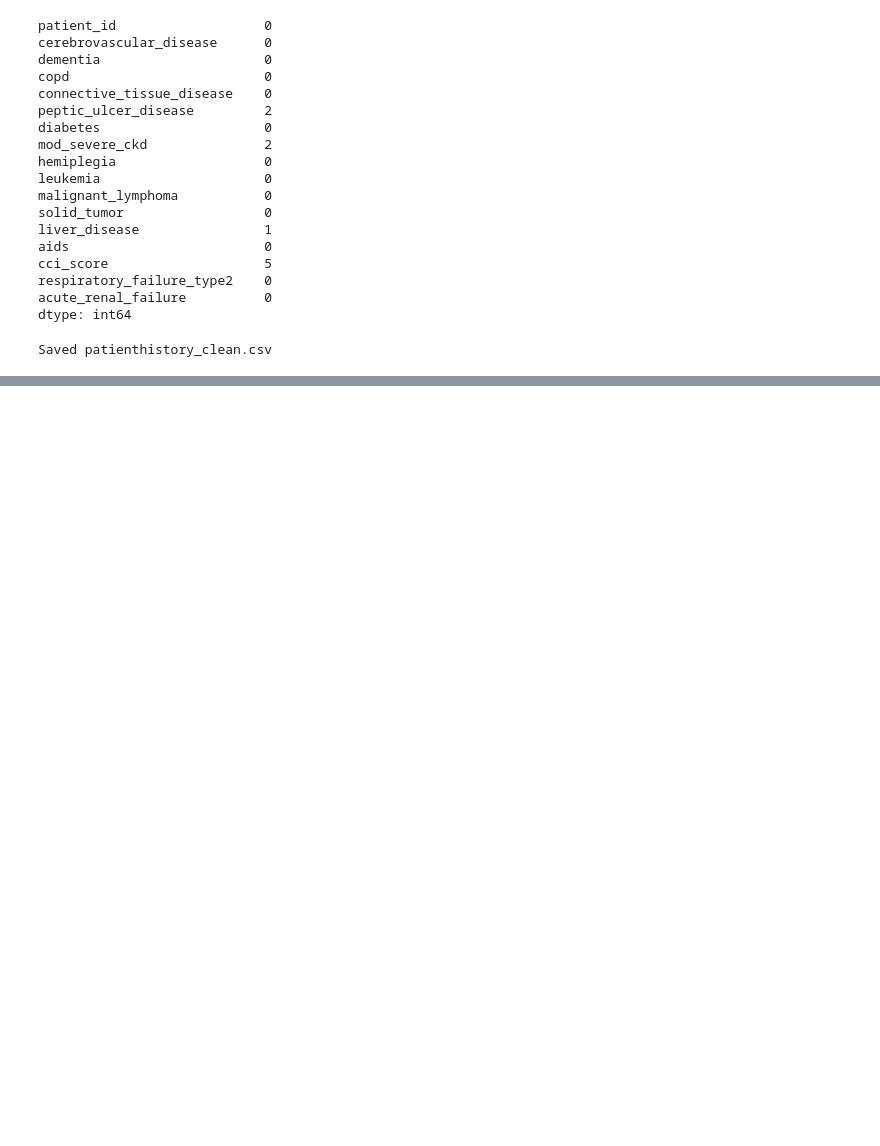
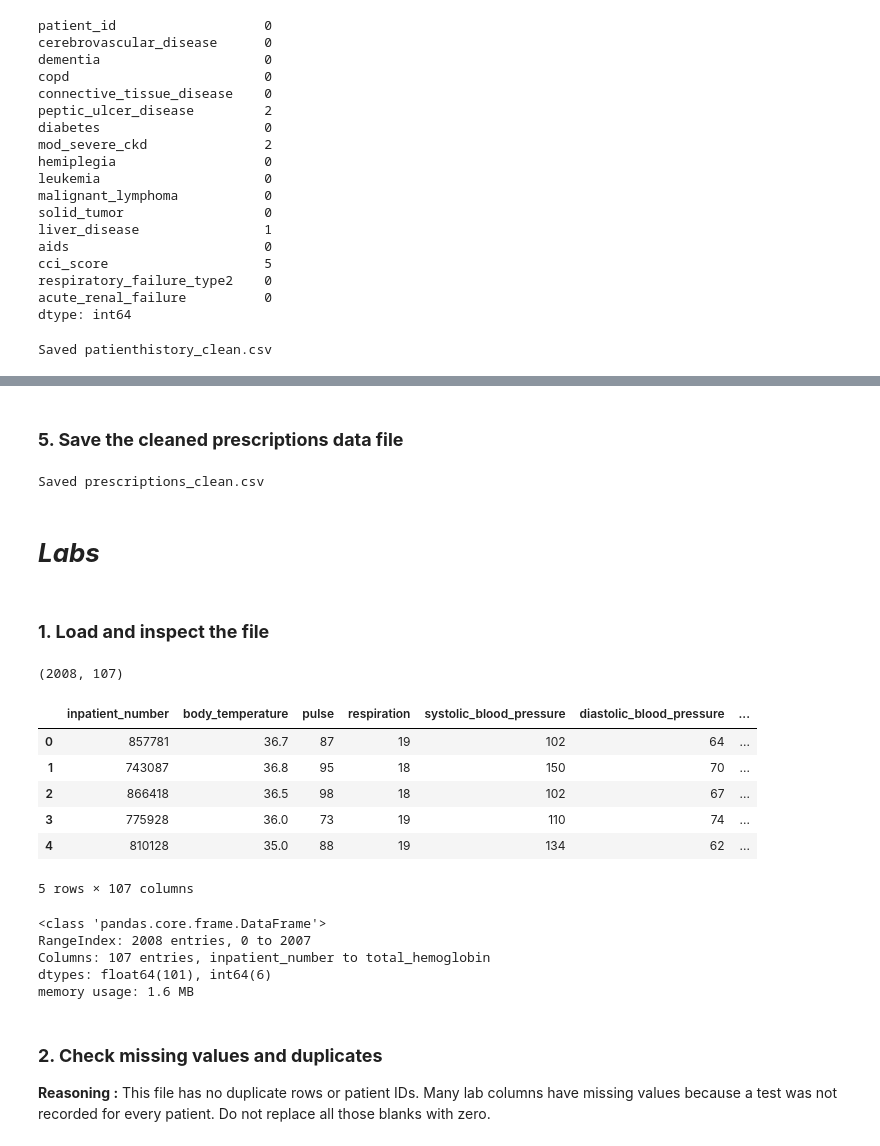
Before and after one commit to Yasasmini/Team3_PyCoders_PythonHackathon_SEP2026, a Jupyter notebook: Team3_PyCoders_Category1.DataCleaning.ipynb, the cells around one changed output, grey strips where cells are left out. Saved outputs shown, nothing was run; the diff lists cells and outputs as text; code cells hidden in the pictures; blank space fills up the shorter version.

Commit message:
merged teammates individual notebooks to single notebook file and also added data files to the repo

```diff
--- a/Team3_PyCoders_Category1.DataCleaning.ipynb
+++ b/Team3_PyCoders_Category1.DataCleaning.ipynb
@@ -386,0 +433,38 @@ Saved patienthistory_clean.csv
+# %% [markdown]
+### **5. Save the cleaned prescriptions data file**
+# %%
+precriptions.to_csv("prescriptions_clean.csv", index=False)
+print("Saved prescriptions_clean.csv")
+# %% [output]
+Saved prescriptions_clean.csv
+# %% [markdown]
+# ***Labs***
+# %% [markdown]
+### **1. Load and inspect the file**
+# %%
+import pandas as pd
+import numpy as np
+import nbformat
+
+labs = pd.read_csv("data_files/labs.csv")
+
+print(labs.shape)       # 2,008 rows, 107 columns
+display(labs.head())
+labs.info()
+# %% [output]
+(2008, 107)
+|  | inpatient_number | body_temperature | pulse | respiration | systolic_blood_pressure | diastolic_blood_pressure | ... |
+| 0 | 857781 | 36.7 | 87 | 19 | 102 | 64 | ... |
+| 1 | 743087 | 36.8 | 95 | 18 | 150 | 70 | ... |
+| 2 | 866418 | 36.5 | 98 | 18 | 102 | 67 | ... |
+| 3 | 775928 | 36.0 | 73 | 19 | 110 | 74 | ... |
+| 4 | 810128 | 35.0 | 88 | 19 | 134 | 62 | ... |
+5 rows × 107 columns
+<class 'pandas.core.frame.DataFrame'>
+RangeIndex: 2008 entries, 0 to 2007
+Columns: 107 entries, inpatient_number to total_hemoglobin
+dtypes: float64(101), int64(6)
+memory usage: 1.6 MB
+# %% [markdown]
+### **2. Check missing values and duplicates**
+**Reasoning :**  This file has no duplicate rows or patient IDs. Many lab columns have missing values because a test was not recorded for every patient. Do not replace all those blanks with zero.
```
Also changed, not shown: parts of 32 cells of this notebook, 7 other files.
